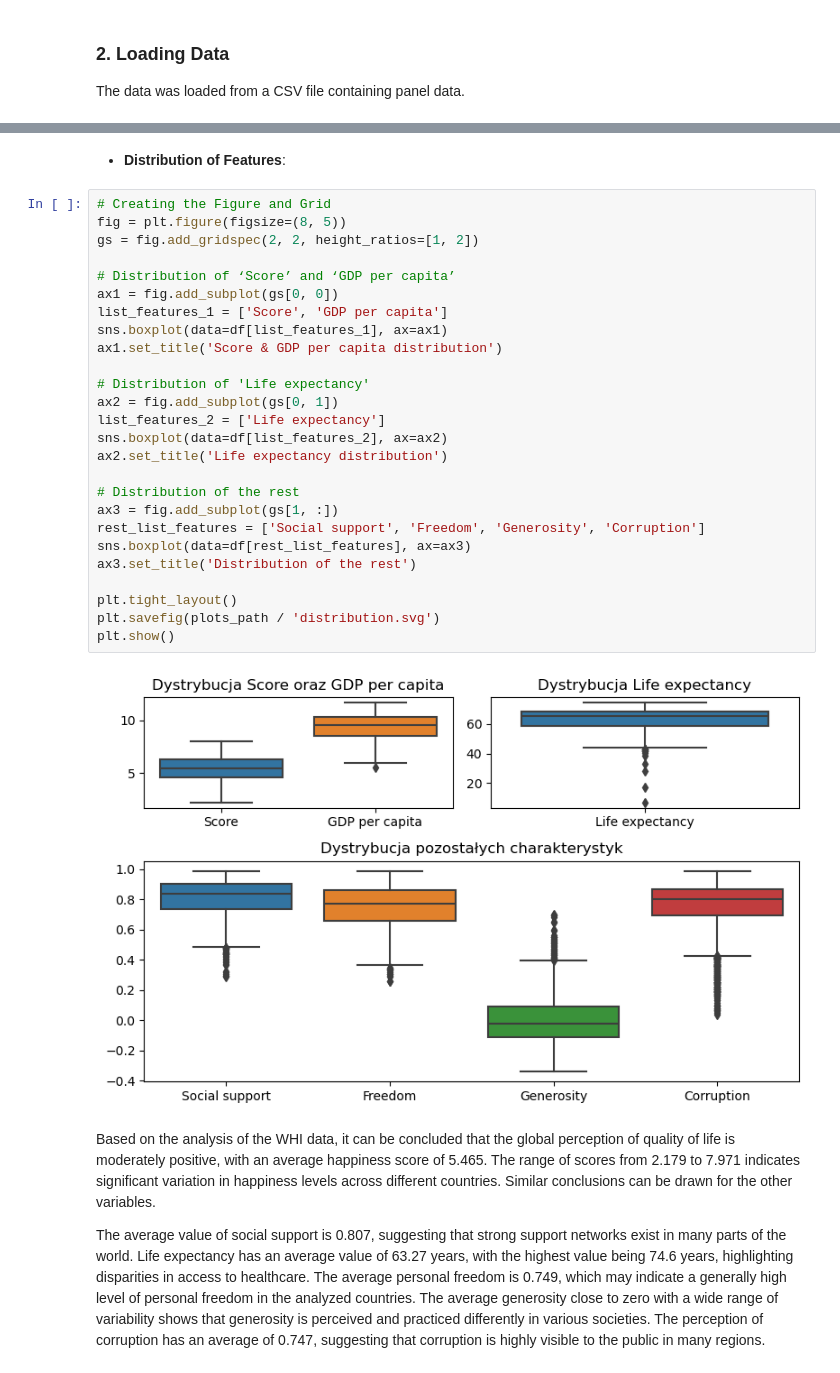
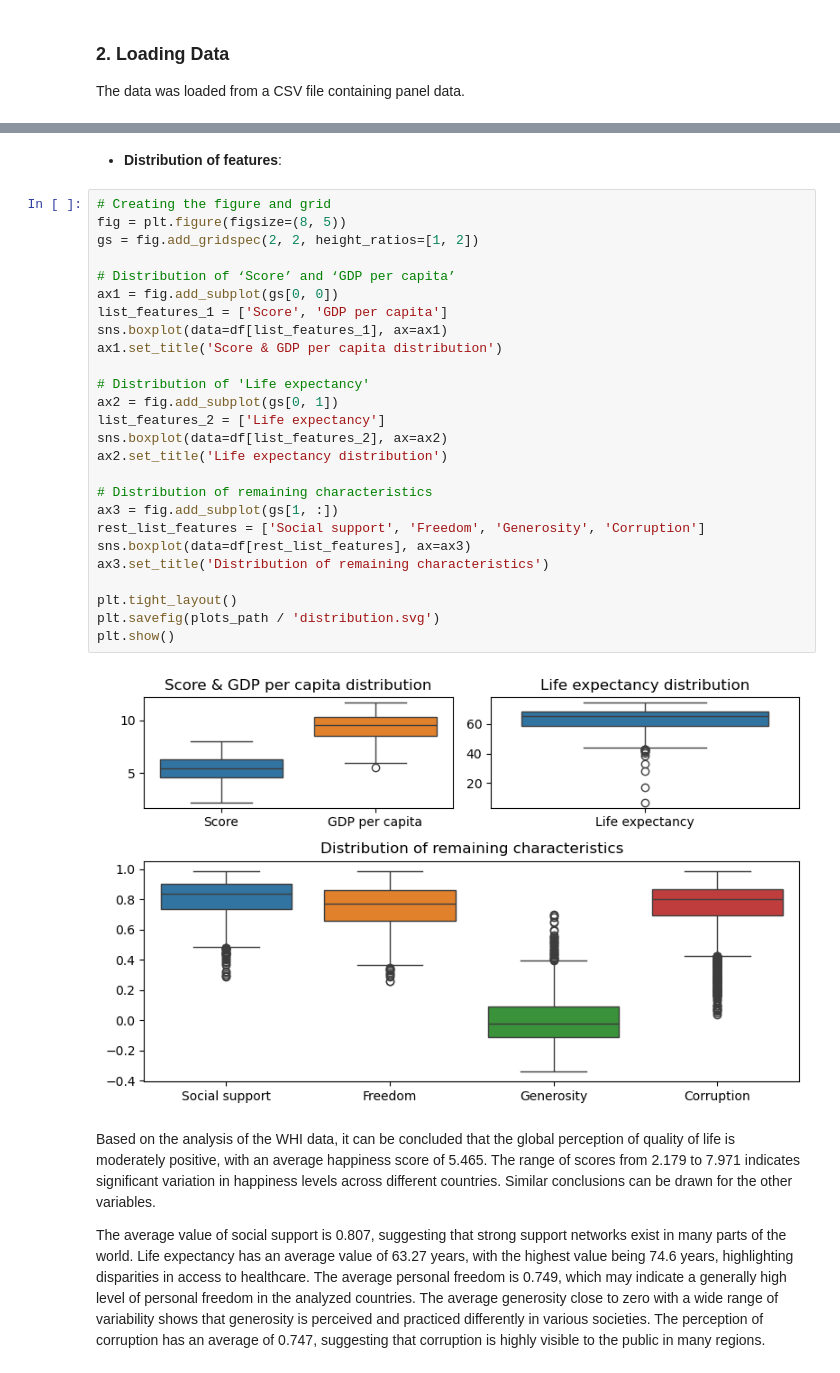
Before and after one commit to Dafciooo21/World_Happiness_Index, a Jupyter notebook: WHI.ipynb, the cells around one changed output, grey strips where cells are left out. Saved outputs shown, nothing was run; the diff lists cells and outputs as text.

```diff
--- a/WHI.ipynb
+++ b/WHI.ipynb
@@ -195,35 +195,35 @@ memory usage: 164.3+ KB
 | Generosity | 2103.0 | 0.000141 | 0.162105 | -0.340 | -0.110 | -0.021 | 0.0925 | 0.700 |
 | Corruption | 2103.0 | 0.747160 | 0.183664 | 0.035 | 0.691 | 0.800 | 0.8680 | 0.983 |
 # %% [markdown]
-- **Distribution of Features**:
+- **Distribution of features**:
 # %%
-# Creating the Figure and Grid
+# Creating the figure and grid
 fig = plt.figure(figsize=(8, 5))
 gs = fig.add_gridspec(2, 2, height_ratios=[1, 2])
 
 # Distribution of ‘Score’ and ‘GDP per capita’
 ax1 = fig.add_subplot(gs[0, 0])
 list_features_1 = ['Score', 'GDP per capita']
 sns.boxplot(data=df[list_features_1], ax=ax1)
 ax1.set_title('Score & GDP per capita distribution')
 
 # Distribution of 'Life expectancy'
 ax2 = fig.add_subplot(gs[0, 1])
 list_features_2 = ['Life expectancy']
 sns.boxplot(data=df[list_features_2], ax=ax2)
 ax2.set_title('Life expectancy distribution')
 
-# Distribution of the rest
+# Distribution of remaining characteristics
 ax3 = fig.add_subplot(gs[1, :])
 rest_list_features = ['Social support', 'Freedom', 'Generosity', 'Corruption']
 sns.boxplot(data=df[rest_list_features], ax=ax3)
-ax3.set_title('Distribution of the rest')
+ax3.set_title('Distribution of remaining characteristics')
 
 plt.tight_layout()
 plt.savefig(plots_path / 'distribution.svg')
 plt.show()
 # %% [output]
-[figure, old version]
+[figure, new version]
 # %% [markdown]
 Based on the analysis of the WHI data, it can be concluded that the global perception of quality of life is moderately positive, with an average happiness score of 5.465. The range of scores from 2.179 to 7.971 indicates significant variation in happiness levels across different countries. Similar conclusions can be drawn for the other variables.
 
```
Also changed, not shown: parts of 105 cells of this notebook, 15 other files.
